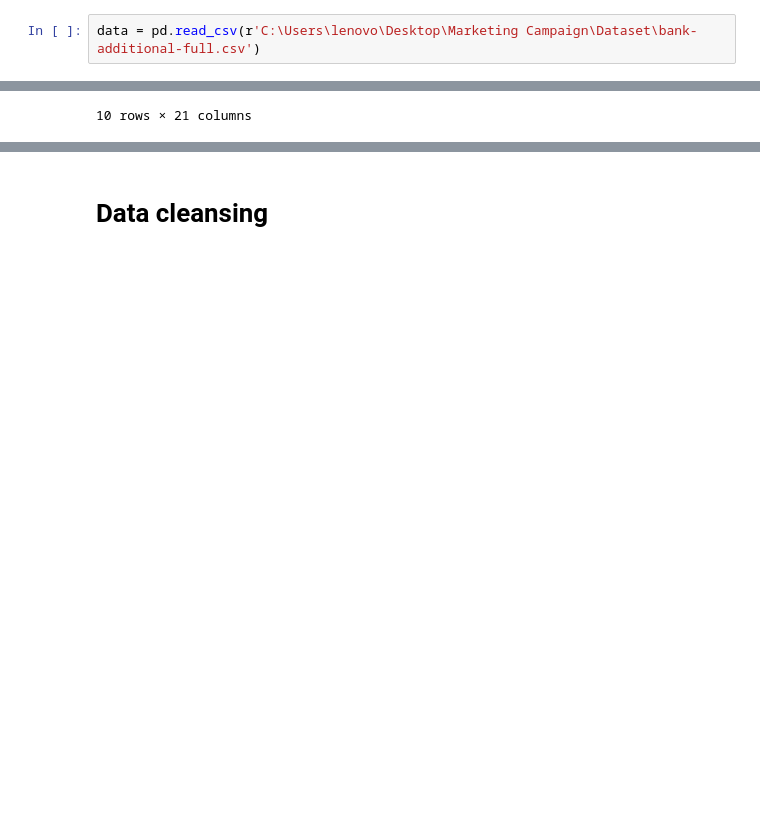
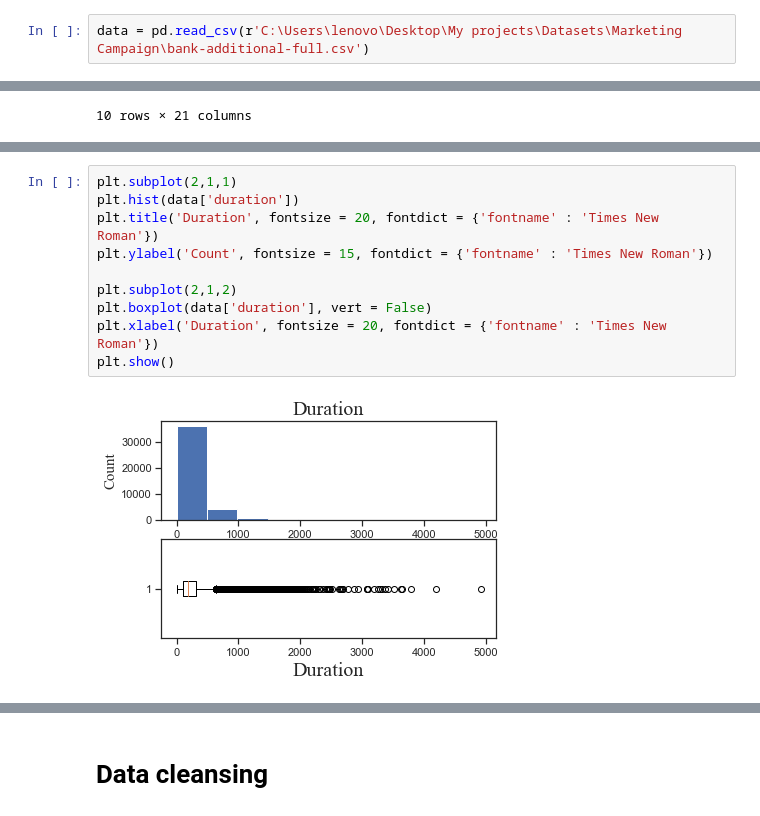
Before and after one commit to Muralidharan-ds/Bank-Marketing-Campaign, a Jupyter notebook: Bank Marketing Campaign Analysis.ipynb, the cells around one changed output, grey strips where cells are left out. Saved outputs shown, nothing was run; the diff lists cells and outputs as text; blank space fills up the shorter version.

```diff
--- a/Bank Marketing Campaign Analysis.ipynb
+++ b/Bank Marketing Campaign Analysis.ipynb
@@ -11,7 +11,7 @@ warnings.filterwarnings('ignore')
 # %% [markdown]
 # Importing the dataset
 # %%
-data = pd.read_csv(r'C:\Users\lenovo\Desktop\Marketing Campaign\Dataset\bank-additional-full.csv')
+data = pd.read_csv(r'C:\Users\lenovo\Desktop\My projects\Datasets\Marketing Campaign\bank-additional-full.csv')
 # %% [markdown]
 # Preliminary Data-analysis
 # %%
@@ -108,0 +120,12 @@ euribor3m: euribor 3 month rate - daily indicator (numeric)
+# %%
+plt.subplot(2,1,1)
+plt.hist(data['duration'])
+plt.title('Duration', fontsize = 20, fontdict = {'fontname' : 'Times New Roman'})
+plt.ylabel('Count', fontsize = 15, fontdict = {'fontname' : 'Times New Roman'})
+
+plt.subplot(2,1,2)
+plt.boxplot(data['duration'], vert = False)
+plt.xlabel('Duration', fontsize = 20, fontdict = {'fontname' : 'Times New Roman'})
+plt.show()
+# %% [output]
+[figure, added]
```
Also changed, not shown: parts of 46 cells of this notebook.
